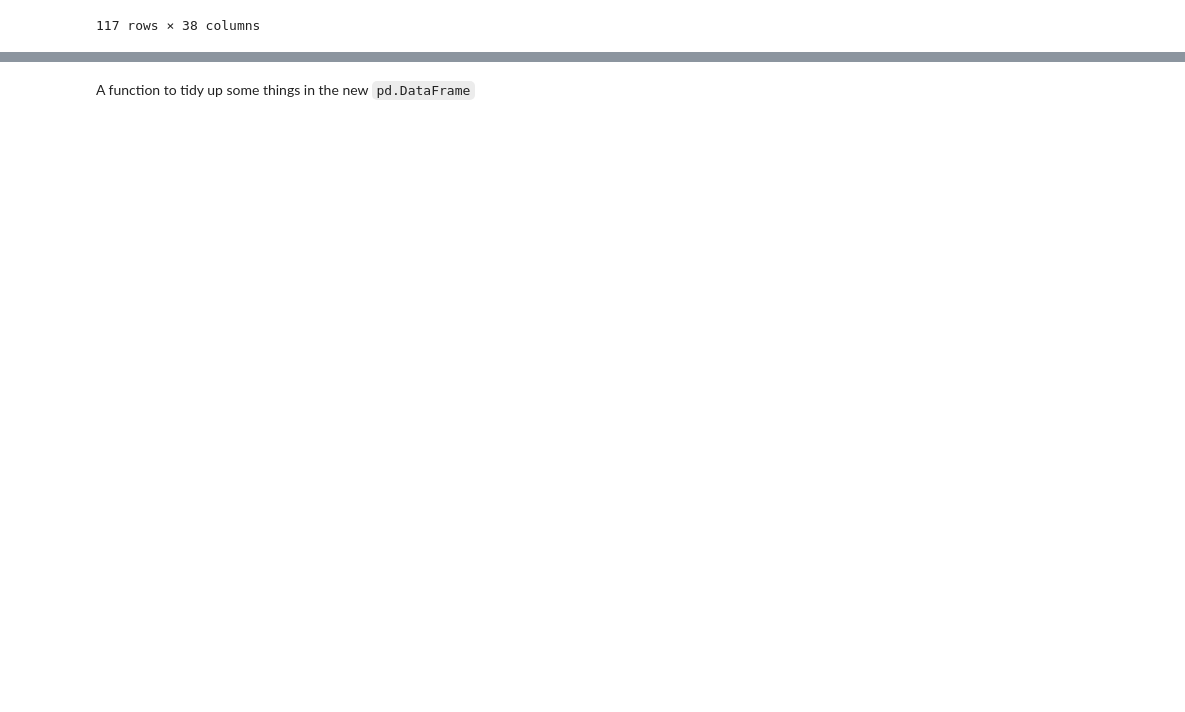
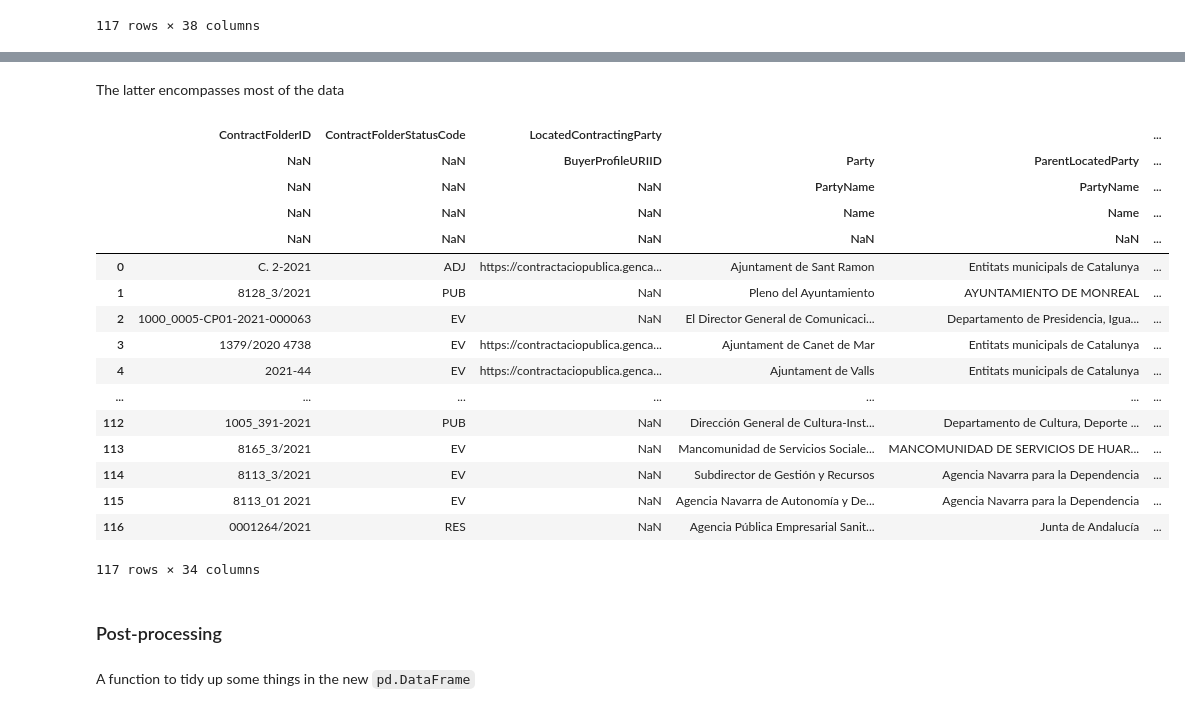
Before and after one commit to manuvazquez/dlsproc, a Jupyter notebook: 10_xml.ipynb, the cells around one changed output, grey strips where cells are left out. Cells and saved outputs as stored; diff of their text form; code cells hidden in the pictures; blank space fills up the shorter version.

Commit message:
- 10_xml.ipynb     - added function "flat_df_to_multiindexed_df"

```diff
--- a/10_xml.ipynb
+++ b/10_xml.ipynb
@@ -192,6 +192,8 @@ def assemble_name(tags: list) -> str:
 
     """
 
+    tags = [t for t in tags if not pd.isna(t)]
+
     return nested_tags_separator.join(tags)
 # %%
 assemble_name(['foo', 'fa'])
@@ -510,0 +555,36 @@ df
+# %%
+# export
+def flat_df_to_multiindexed_df(input_df: pd.DataFrame) -> pd.DataFrame:
+    """
+    Reads and parses an XML file into a `pd.DataFrame`.
+
+    **Parameters**
+
+    - input_df: `pd.DataFrame`
+
+        Input dataframe.
+
+    **Returns**
+
+    - out: pd.DataFrame
+
+        A column-hierarchical version of the input dataframe.
+
+    """
+
+    # every column name is turned into a `tuple`, and from the collection of all of them a `pd.MultiIndex` is built
+    index_hierarchical = pd.MultiIndex.from_tuples([tuple(c.split(nested_tags_separator)) for c in input_df.columns])
+
+    # an empty `pd.DataFrame`
+    res = pd.DataFrame(None, columns=index_hierarchical)
+
+    # every column in the *output* `pd.DataFrame`...
+    for c in res.columns:
+
+        # ...is filled in looking up the data in the input `pd.DataFrame` by means of the appropriate "merged" column name
+        res[c] = input_df[assemble_name(c)]
+
+    return res
+# %%
+hierarchical_df = flat_df_to_multiindexed_df(df)
+hierarchical_df.head()
@@ -511,3 +648,27 @@ df
+# %% [markdown]
+The latter encompasses most of the data
+# %%
+hierarchical_df.xs('ContractFolderStatus', axis=1)
+# %% [output]
+|  | ContractFolderID | ContractFolderStatusCode | LocatedContractingParty |  |  | ... |
+|  | NaN | NaN | BuyerProfileURIID | Party | ParentLocatedParty | ... |
+|  | NaN | NaN | NaN | PartyName | PartyName | ... |
+|  | NaN | NaN | NaN | Name | Name | ... |
+|  | NaN | NaN | NaN | NaN | NaN | ... |
+| 0 | C. 2-2021 | ADJ | https://contractaciopublica.genca... | Ajuntament de Sant Ramon | Entitats municipals de Catalunya | ... |
+| 1 | 8128_3/2021 | PUB | NaN | Pleno del Ayuntamiento | AYUNTAMIENTO DE MONREAL | ... |
+| 2 | 1000_0005-CP01-2021-000063 | EV | NaN | El Director General de Comunicaci... | Departamento de Presidencia, Igua... | ... |
+| 3 | 1379/2020 4738 | EV | https://contractaciopublica.genca... | Ajuntament de Canet de Mar | Entitats municipals de Catalunya | ... |
+| 4 | 2021-44 | EV | https://contractaciopublica.genca... | Ajuntament de Valls | Entitats municipals de Catalunya | ... |
+| ... | ... | ... | ... | ... | ... | ... |
+| 112 | 1005_391-2021 | PUB | NaN | Dirección General de Cultura-Inst... | Departamento de Cultura, Deporte ... | ... |
+| 113 | 8165_3/2021 | EV | NaN | Mancomunidad de Servicios Sociale... | MANCOMUNIDAD DE SERVICIOS DE HUAR... | ... |
+| 114 | 8113_3/2021 | EV | NaN | Subdirector de Gestión y Recursos | Agencia Navarra para la Dependencia | ... |
+| 115 | 8113_01 2021 | EV | NaN | Agencia Navarra de Autonomía y De... | Agencia Navarra para la Dependencia | ... |
+| 116 | 0001264/2021 | RES | NaN | Agencia Pública Empresarial Sanit... | Junta de Andalucía | ... |
+117 rows × 34 columns
+# %% [markdown]
+### Post-processing
 # %% [markdown]
 A function to tidy up some things in the new `pd.DataFrame`
 # %%
```
Also changed, not shown: parts of 37 cells of this notebook, 5 other files.
